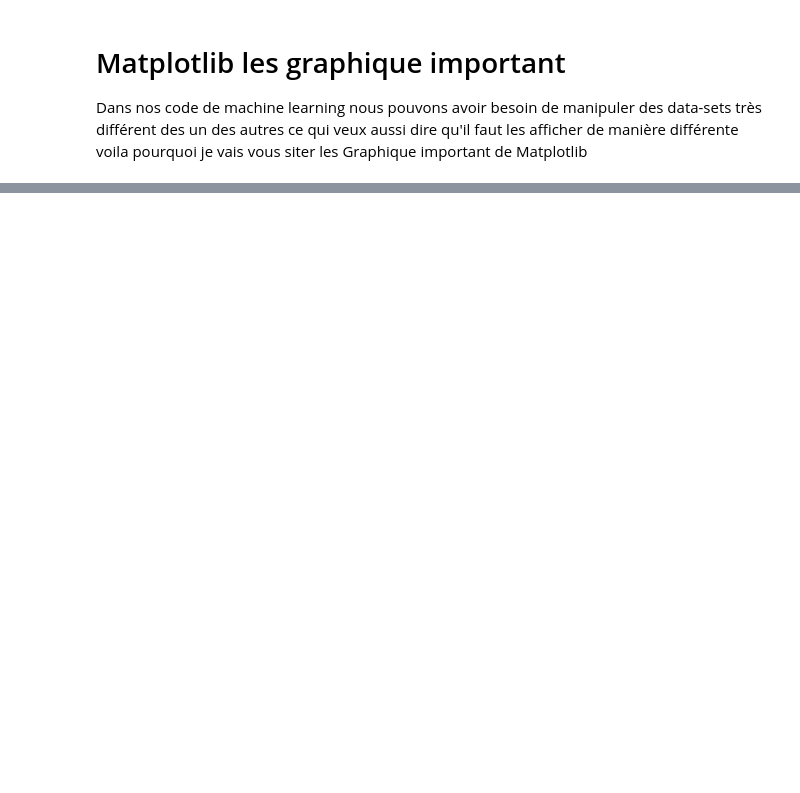
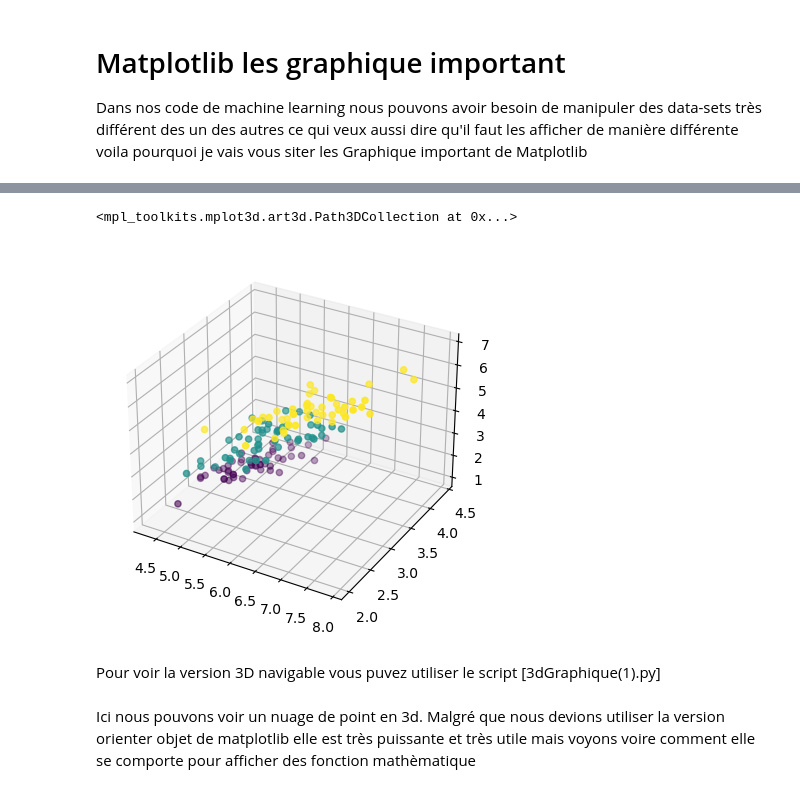
Before and after one commit to Sime-81/Deep_learning, a Jupyter notebook: Matplotlib_2.ipynb, the cells around one changed output, grey strips where cells are left out. Drawn from its saved outputs; the diff is of its cells as text; code cells hidden in the pictures; blank space fills up the shorter version.

```diff
--- a/Matplotlib_2.ipynb
+++ b/Matplotlib_2.ipynb
@@ -29,0 +71,10 @@ Text(0, 0.5, 'largeur sépale')
+# %%
+ax = plt.axes(projection='3d')
+ax.scatter(x[:, 0], x[:, 1], x[:, 2], c=y)
+# %% [output]
+<mpl_toolkits.mplot3d.art3d.Path3DCollection at 0x...>
+[figure, added]
+# %% [markdown]
+Pour voir la version 3D navigable vous puvez utiliser le script [3dGraphique(1).py]
+# %% [markdown]
+Ici nous pouvons voir un nuage de point en 3d. Malgré que nous devions utiliser la version orienter objet de matplotlib elle est très puissante et très utile mais voyons voire comment elle se comporte pour afficher des fonction mathèmatique
```
Also changed, not shown: parts of 8 cells of this notebook, 2 other files.
